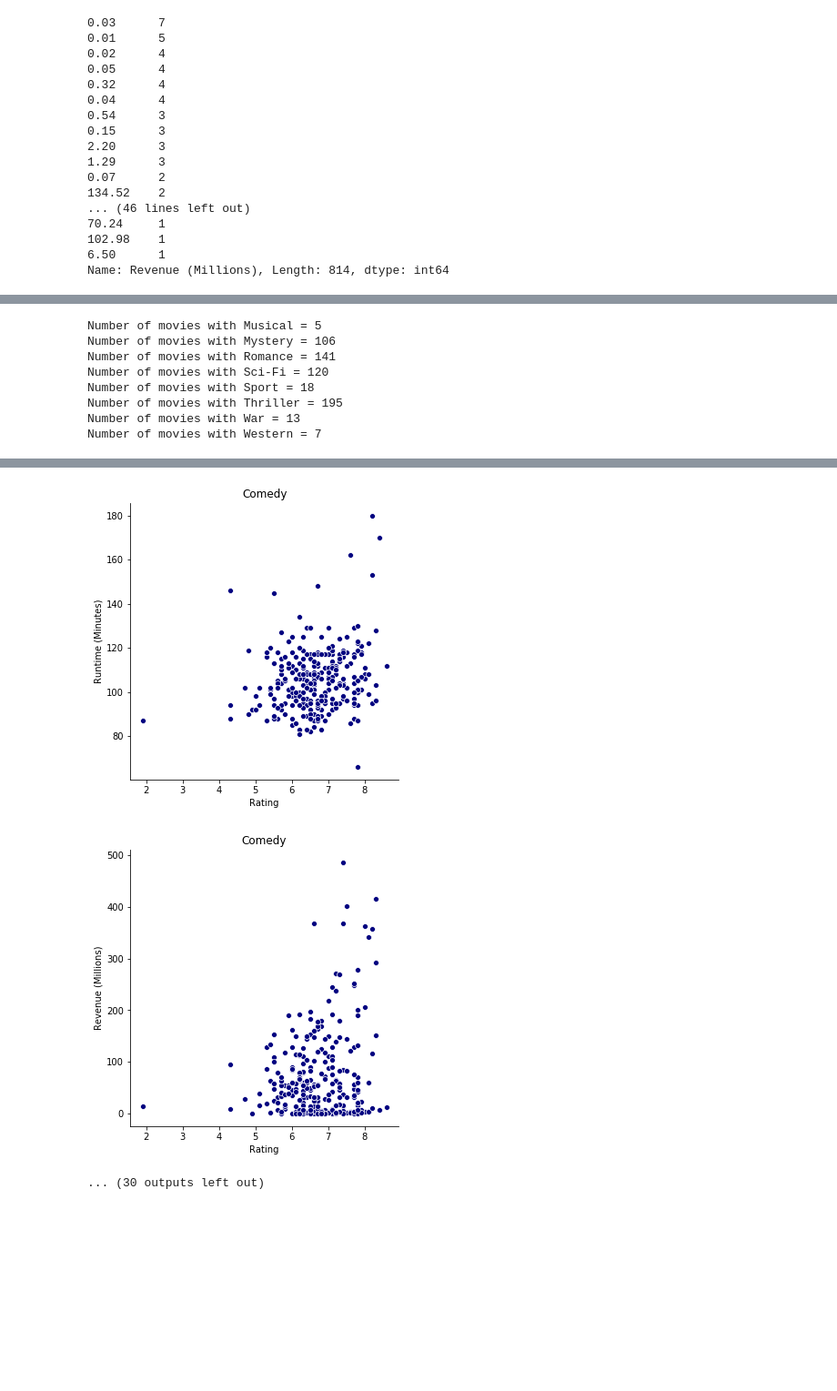
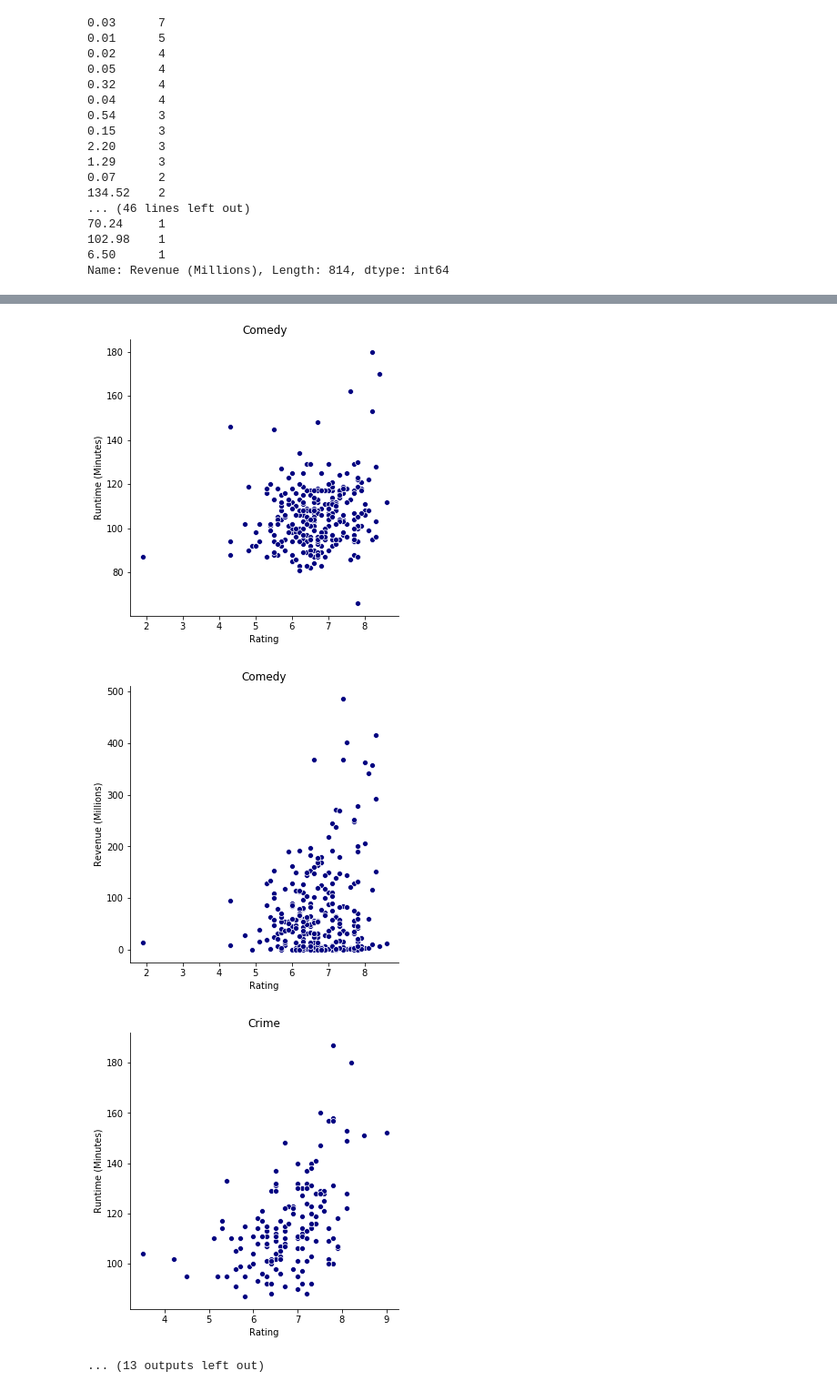
Before and after one commit to lukgonza/data_bootcamp_project_1, a Jupyter notebook: notebooks/Luke_Project_1/Luke_Project_1.ipynb, the cells around one changed output, grey strips where cells are left out. Shown at 91% size. Saved outputs shown, nothing was run; the diff lists cells and outputs as text; code cells hidden in the pictures; blank space fills up the shorter version.

```diff
--- a/notebooks/Luke_Project_1/Luke_Project_1.ipynb
+++ b/notebooks/Luke_Project_1/Luke_Project_1.ipynb
@@ -95,7 +95,7 @@ imdbdata["Revenue (Millions)"].value_counts()
 6.50      1
 Name: Revenue (Millions), Length: 814, dtype: int64
 # %%
-seperate_genre='Action','Adventure','Animation','Biography','Comedy','Crime','Drama','Fantasy','Family','History','Horror','Music','Musical','Mystery','Romance','Sci-Fi','Sport','Thriller','War','Western'
+seperate_genre='Action','Adventure','Animation','Biography','Comedy','Crime','Drama','Fantasy','Family', 'Horror', 'Musical' ,'Romance'
 for genre in seperate_genre:
     df = imdbdata['Genre'].str.contains(genre).fillna(False)
     print('Number of movies with',genre,'=',len(imdbdata[df]))
@@ -119,19 +119,12 @@ Number of movies with Music = 21
-Number of movies with Musical = 5
-Number of movies with Mystery = 106
-Number of movies with Romance = 141
-Number of movies with Sci-Fi = 120
-Number of movies with Sport = 18
-Number of movies with Thriller = 195
-Number of movies with War = 13
-Number of movies with Western = 7
 [figure]
 [figure]
 [figure]
 [figure]
 [figure]
 [figure]
 [figure]
 [figure]
 [figure]
 [figure]
-... (30 outputs left out)
+[figure, added]
+... (13 outputs left out)
```
Also changed, not shown: parts of 3 cells of this notebook.
